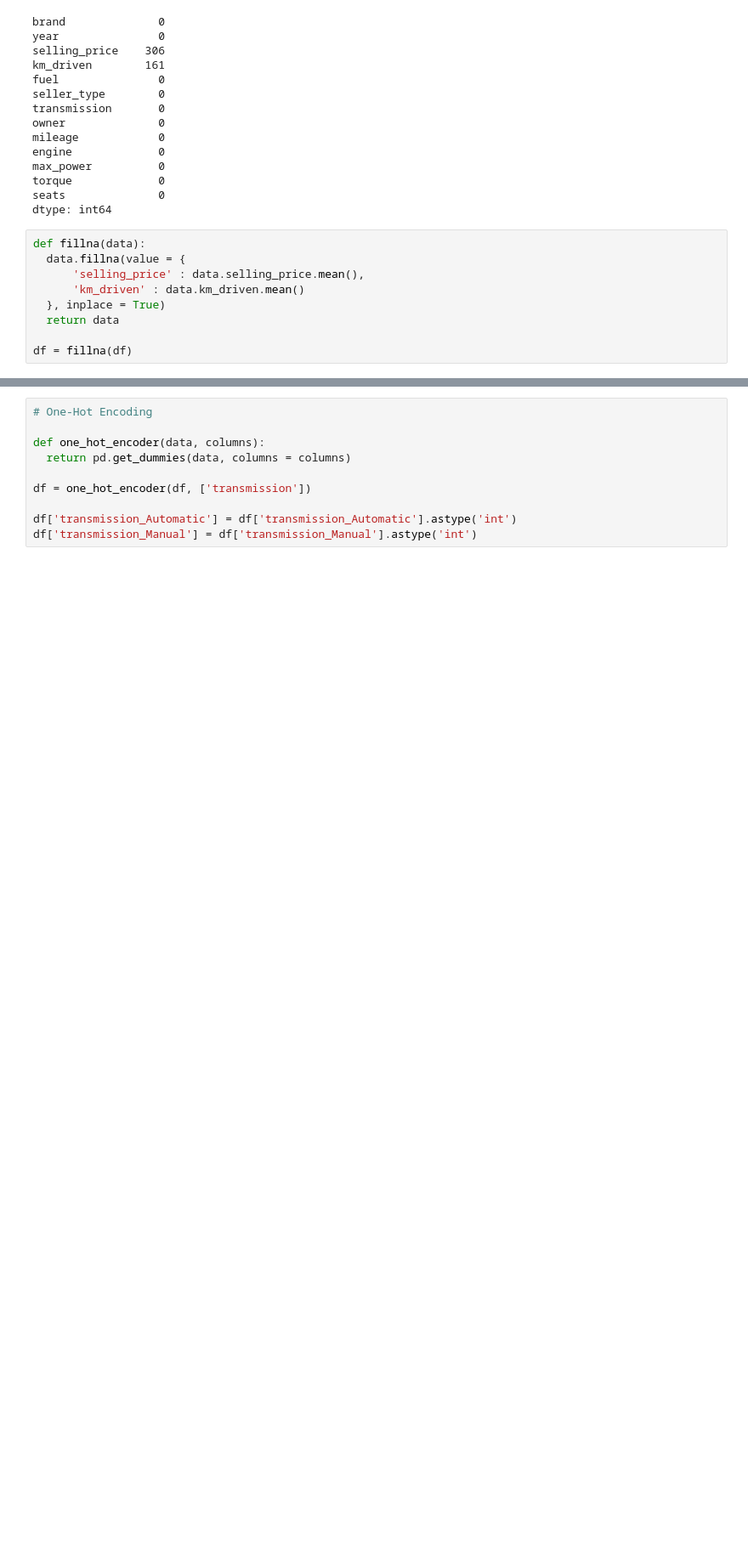
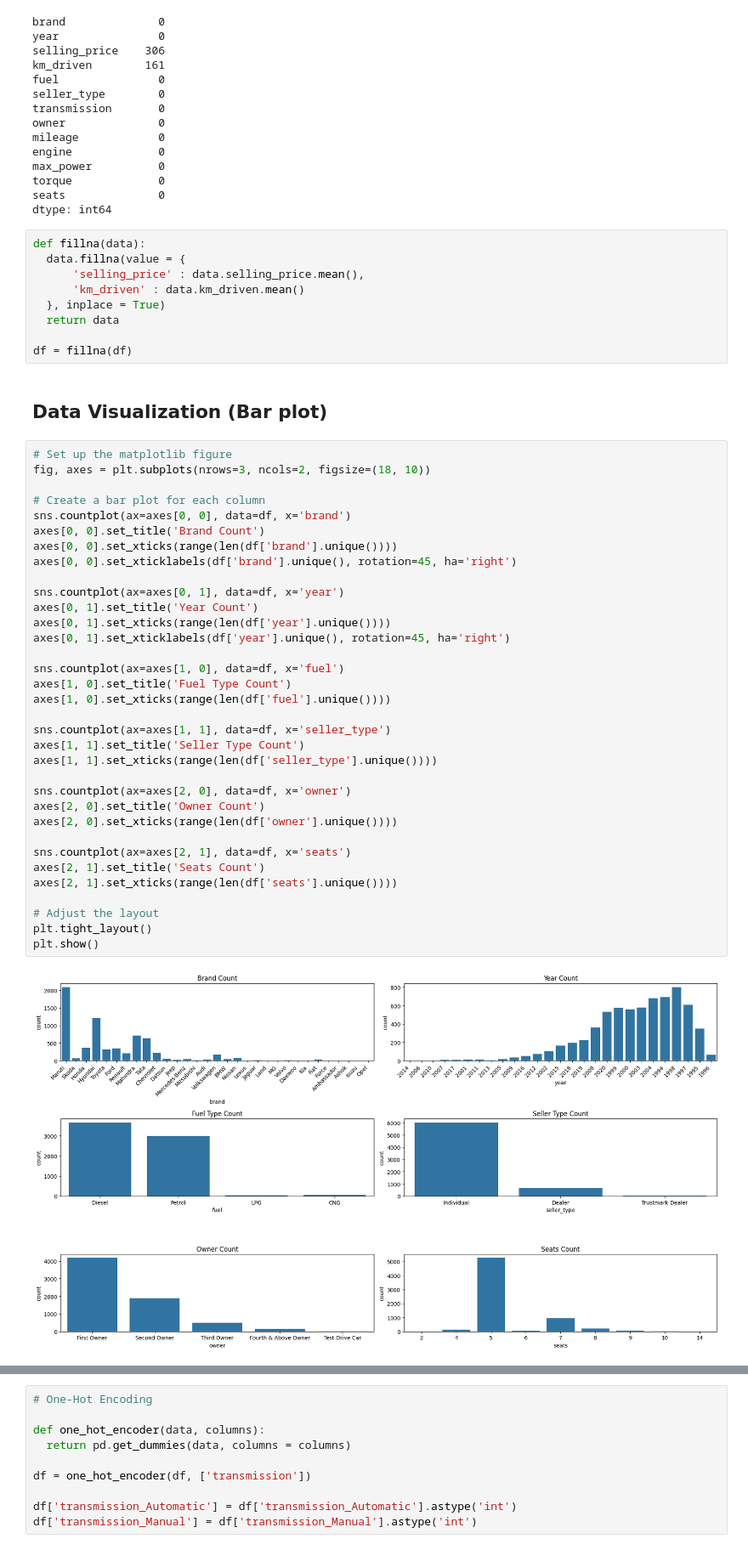
Before and after one commit to monakeshvari/used_cars_prediction_model, a Jupyter notebook: used_cars.ipynb, the cells around one changed output, grey strips where cells are left out. Shown at 85% size. Cells and saved outputs as stored; diff of their text form; blank space fills up the shorter version.

```diff
--- a/used_cars.ipynb
+++ b/used_cars.ipynb
@@ -354,4 +369,42 @@ def fillna(data):
   return data
 
 df = fillna(df)
+# %% [markdown]
+## Data Visualization (Bar plot)
+# %%
+# Set up the matplotlib figure
+fig, axes = plt.subplots(nrows=3, ncols=2, figsize=(18, 10))
+
+# Create a bar plot for each column
+sns.countplot(ax=axes[0, 0], data=df, x='brand')
+axes[0, 0].set_title('Brand Count')
+axes[0, 0].set_xticks(range(len(df['brand'].unique())))
+axes[0, 0].set_xticklabels(df['brand'].unique(), rotation=45, ha='right')
+
+sns.countplot(ax=axes[0, 1], data=df, x='year')
+axes[0, 1].set_title('Year Count')
+axes[0, 1].set_xticks(range(len(df['year'].unique())))
+axes[0, 1].set_xticklabels(df['year'].unique(), rotation=45, ha='right')
+
+sns.countplot(ax=axes[1, 0], data=df, x='fuel')
+axes[1, 0].set_title('Fuel Type Count')
+axes[1, 0].set_xticks(range(len(df['fuel'].unique())))
+
+sns.countplot(ax=axes[1, 1], data=df, x='seller_type')
+axes[1, 1].set_title('Seller Type Count')
+axes[1, 1].set_xticks(range(len(df['seller_type'].unique())))
+
+sns.countplot(ax=axes[2, 0], data=df, x='owner')
+axes[2, 0].set_title('Owner Count')
+axes[2, 0].set_xticks(range(len(df['owner'].unique())))
+
+sns.countplot(ax=axes[2, 1], data=df, x='seats')
+axes[2, 1].set_title('Seats Count')
+axes[2, 1].set_xticks(range(len(df['seats'].unique())))
+
+# Adjust the layout
+plt.tight_layout()
+plt.show()
+# %% [output]
+[figure, added]
 # %% [markdown]
```
Also changed, not shown: parts of 47 cells of this notebook.
